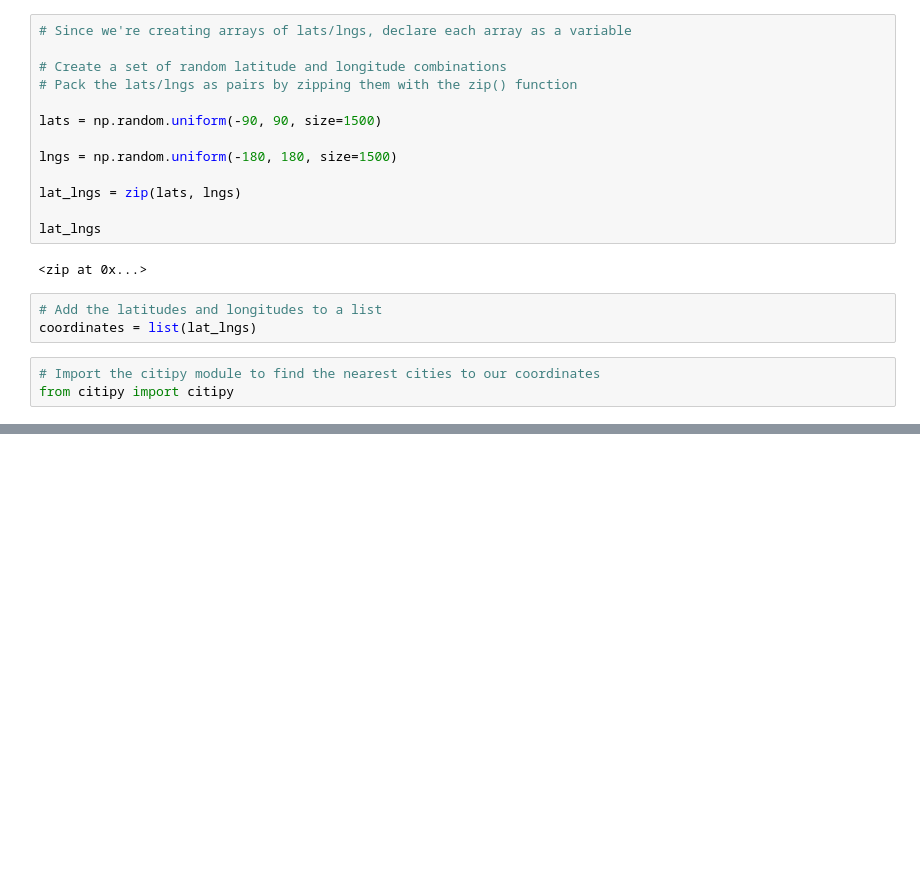
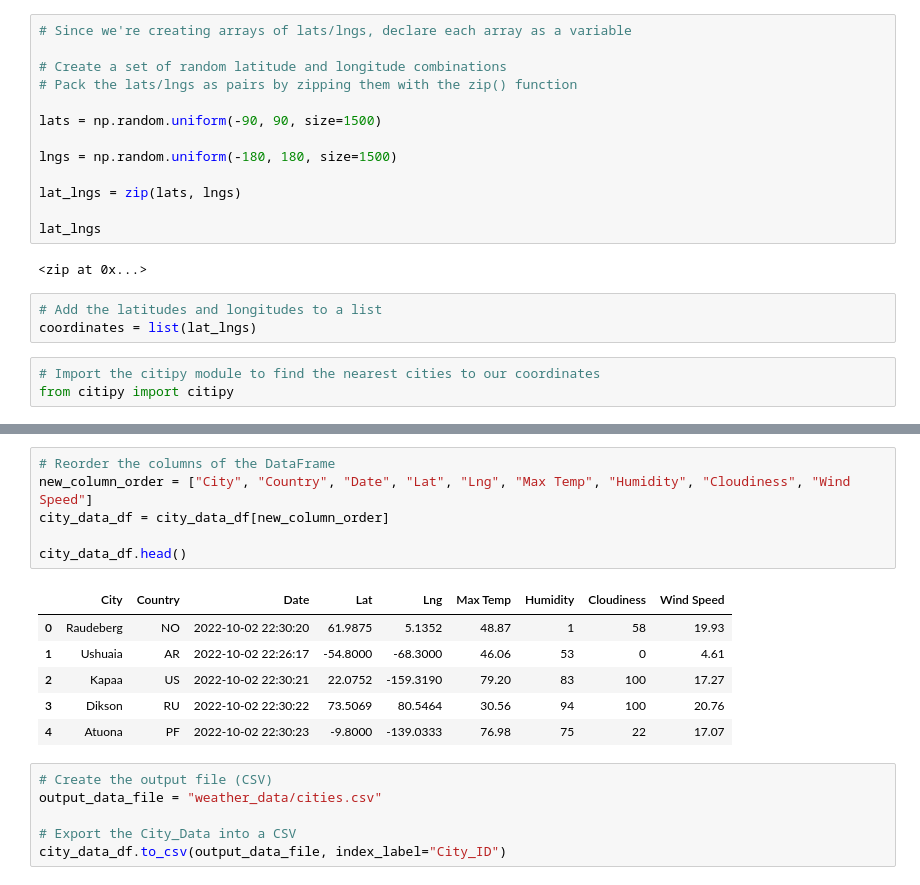
Before and after one commit to Aleahkita/World_Weather_Analysis, a Jupyter notebook: WeatherPy.ipynb, the cells around one changed output, grey strips where cells are left out. Saved outputs shown, nothing was run; the diff lists cells and outputs as text; blank space fills up the shorter version.

```diff
--- a/WeatherPy.ipynb
+++ b/WeatherPy.ipynb
@@ -42,0 +157,19 @@ len(cities)
+# %%
+# Reorder the columns of the DataFrame
+new_column_order = ["City", "Country", "Date", "Lat", "Lng", "Max Temp", "Humidity", "Cloudiness", "Wind Speed"]
+city_data_df = city_data_df[new_column_order]
+
+city_data_df.head()
+# %% [output]
+|  | City | Country | Date | Lat | Lng | Max Temp | Humidity | Cloudiness | Wind Speed |
+| 0 | Raudeberg | NO | 2022-10-02 22:30:20 | 61.9875 | 5.1352 | 48.87 | 1 | 58 | 19.93 |
+| 1 | Ushuaia | AR | 2022-10-02 22:26:17 | -54.8000 | -68.3000 | 46.06 | 53 | 0 | 4.61 |
+| 2 | Kapaa | US | 2022-10-02 22:30:21 | 22.0752 | -159.3190 | 79.20 | 83 | 100 | 17.27 |
+| 3 | Dikson | RU | 2022-10-02 22:30:22 | 73.5069 | 80.5464 | 30.56 | 94 | 100 | 20.76 |
+| 4 | Atuona | PF | 2022-10-02 22:30:23 | -9.8000 | -139.0333 | 76.98 | 75 | 22 | 17.07 |
+# %%
+# Create the output file (CSV)
+output_data_file = "weather_data/cities.csv"
+
+# Export the City_Data into a CSV
+city_data_df.to_csv(output_data_file, index_label="City_ID")
```
Also changed, not shown: parts of 7 cells of this notebook.
